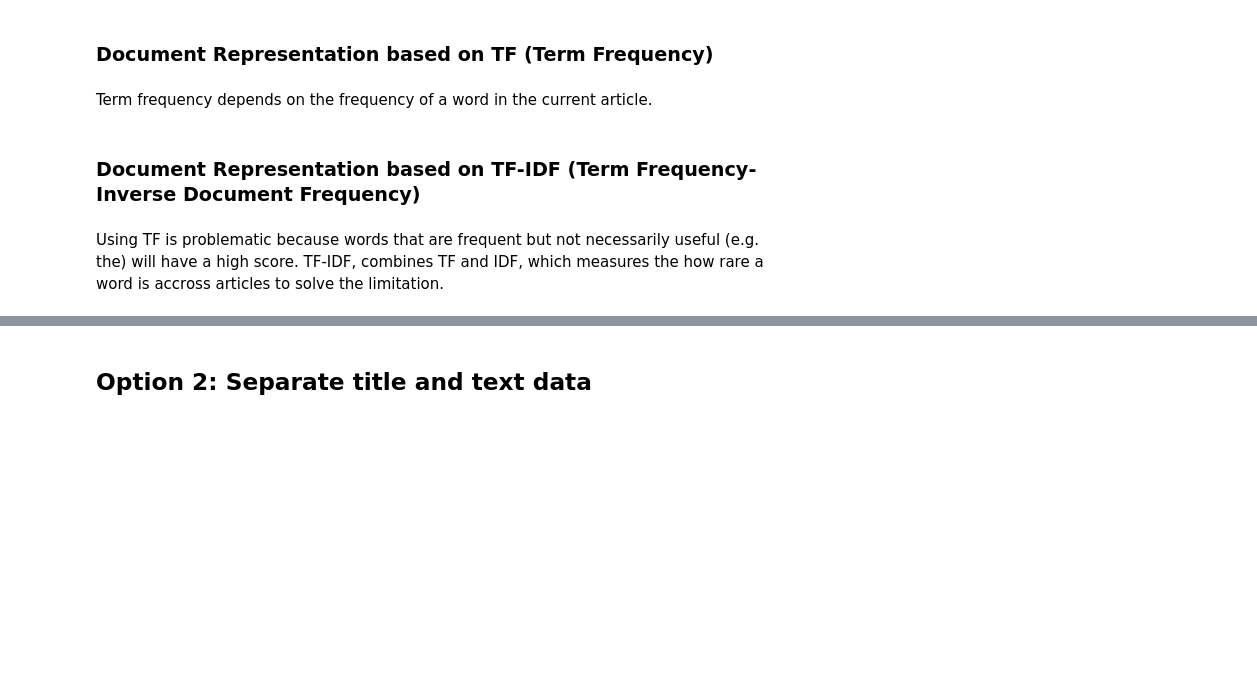
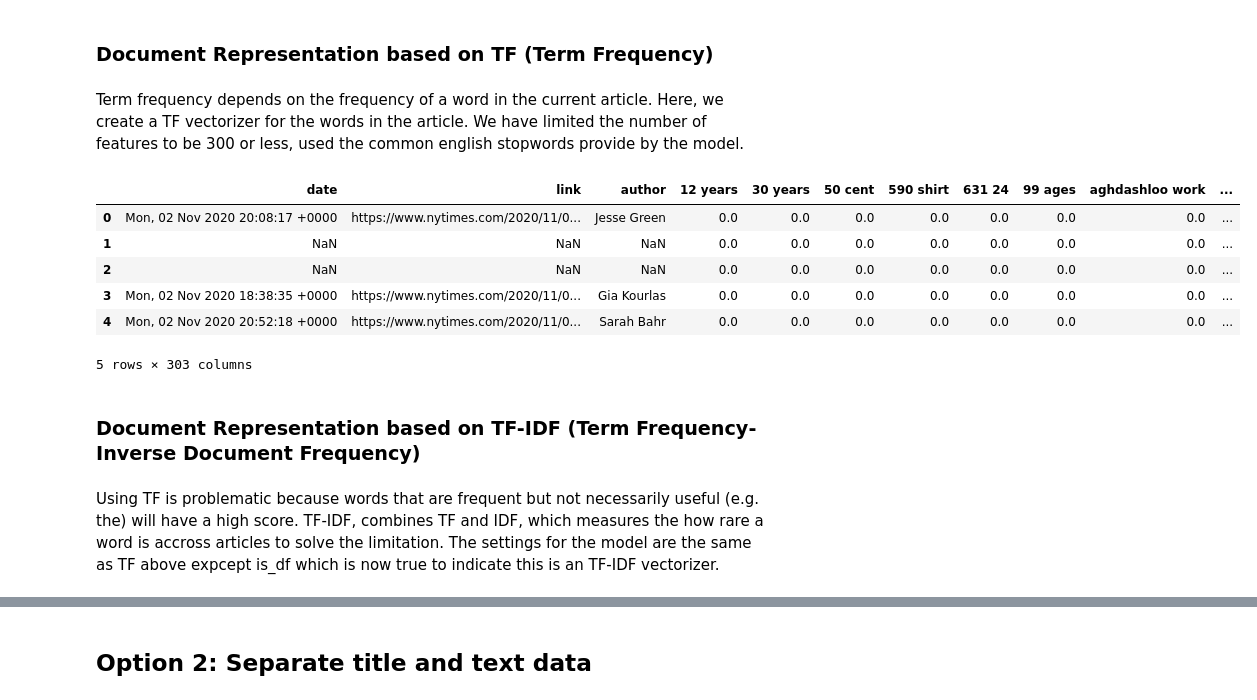
Before and after one commit to atkinssamuel/WorkingWithTextData, a Jupyter notebook: rss.ipynb, the cells around one changed output, grey strips where cells are left out. Saved outputs shown, nothing was run; the diff lists cells and outputs as text; code cells hidden in the pictures; blank space fills up the shorter version.

```diff
--- a/rss.ipynb
+++ b/rss.ipynb
@@ -56,3 +59,3 @@ ny.to_csv('./ny.csv', index=True)#export to csv
 # %%
-cnn_feed = feedparser.parse('http://rss.cnn.com/services/podcasting/cnn10/rss.xml')#feedparsing rss
+fox_feed = feedparser.parse('http://feeds.foxnews.com/foxnews/latest')#feedparsing rss
 # %%
@@ -66,13 +69,13 @@ dates2 = []
 links2 = []
 authors2 = []
 texts2 = []
-for article in cnn_feed['entries']:
+for article in fox_feed['entries']:
     titles2.append(article['title'])
     dates2.append(article['published'])
     links2.append(article['link'])
     html = rqst.urlopen(article['link'])
     bs = BeautifulSoup(html, features='html.parser')
-    targets = bs.select('.css-158dogj')
+    targets = bs.select('.article-body')[0].select('p')
     text = ''
     for target in targets:
         text += target.text
@@ -109,7 +119,9 @@ for article in cbc_feed['entries']:
     links3.append(article['link'])
     html = rqst.urlopen(article['link'])
     bs = BeautifulSoup(html, features='html.parser')
-    targets = bs.find("body").select('.story')[0].select('p')
+    targets = bs.find("body").select('.story')
+    if targets != []:
+        targets = targets[0].select('p')
     text = ''
     for target in targets:
         text += target.text
@@ -211,16 +249,10 @@ df_train,df_test = train_test_split(df,test_size=0.33, random_state=42)
 # %%
-
-#def text_processing(text, is_tfidf):
-#    vectorizer = TfidfVectorizer(stop_words = 'english',
-#                                 use_idf = is_tfidf,
-#                                 max_features = 200,
-#                                 ngram_range = (2,3)).fit(text)
-#    return vectorizer.transform(text), vectorizer.get_feature_names()
+from sklearn.feature_extraction.text import TfidfVectorizer
 
 def text_processing(text, is_tfidf):
     vectorizer = TfidfVectorizer(stop_words = 'english',
                                  use_idf = is_tfidf,
-                                 max_features = 200,
+                                 max_features = 300,
                                  ngram_range = (2,3)).fit(text)
     return vectorizer
 # %% [markdown]
@@ -229,21 +261,31 @@ def text_processing(text, is_tfidf):
 In general, the title of the article is related to the content of the article. So, in this context, combining the text and title before extracting features seems reasonable.
 # %% [markdown]
 ### Document Representation based on TF (Term Frequency)
-# %% [markdown]
-Term frequency depends on the frequency of a word in the current article.
+# %% [markdown]
+Term frequency depends on the frequency of a word in the current article. Here, we create a TF vectorizer for the words in the article. We have limited the number of features to be 300 or less, used the common english stopwords provide by the model.
 # %%
-#Document representation based on TF
+#transform the train and test articles to vectors
 vectorizer = text_processing(df_train['title_text'], False)
 train_text_rep = vectorizer.transform(df_train['title_text'])
 test_text_rep = vectorizer.transform(df_test['title_text'])
 
+#Replace the article's text data (title and text) with their vector representations
 X_train_tf = pd.concat([df_train.drop(['title', 'text', 'title_text'], axis=1),
            pd.DataFrame(data = train_text_rep.toarray(), columns = vectorizer.get_feature_names())], axis = 1)
 
 X_test_tf = pd.concat([df_test.drop(['title', 'text', 'title_text'], axis=1),
            pd.DataFrame(data = test_text_rep.toarray(), columns = vectorizer.get_feature_names())], axis = 1)
+X_test_tf.head()
+# %% [output]
+|  | date | link | author | 12 years | 30 years | 50 cent | 590 shirt | 631 24 | 99 ages | aghdashloo work | ... |
+| 0 | Mon, 02 Nov 2020 20:08:17 +0000 | https://www.nytimes.com/2020/11/0... | Jesse Green | 0.0 | 0.0 | 0.0 | 0.0 | 0.0 | 0.0 | 0.0 | ... |
+| 1 | NaN | NaN | NaN | 0.0 | 0.0 | 0.0 | 0.0 | 0.0 | 0.0 | 0.0 | ... |
+| 2 | NaN | NaN | NaN | 0.0 | 0.0 | 0.0 | 0.0 | 0.0 | 0.0 | 0.0 | ... |
+| 3 | Mon, 02 Nov 2020 18:38:35 +0000 | https://www.nytimes.com/2020/11/0... | Gia Kourlas | 0.0 | 0.0 | 0.0 | 0.0 | 0.0 | 0.0 | 0.0 | ... |
+| 4 | Mon, 02 Nov 2020 20:52:18 +0000 | https://www.nytimes.com/2020/11/0... | Sarah Bahr | 0.0 | 0.0 | 0.0 | 0.0 | 0.0 | 0.0 | 0.0 | ... |
+5 rows × 303 columns
 # %% [markdown]
 ### Document Representation based on TF-IDF (Term Frequency-Inverse Document Frequency)
 # %% [markdown]
-Using TF is problematic because words that are frequent but not necessarily useful (e.g. the) will have a high score. TF-IDF, combines TF and IDF, which measures the how rare a word is accross articles to solve the limitation.
+Using TF is problematic because words that are frequent but not necessarily useful (e.g. the) will have a high score. TF-IDF, combines TF and IDF, which measures the how rare a word is accross articles to solve the limitation. The settings for the model are the same as TF above expcept is_df which is now true to indicate this is an TF-IDF vectorizer.
 # %%
```
Also changed, not shown: parts of 36 cells of this notebook.
